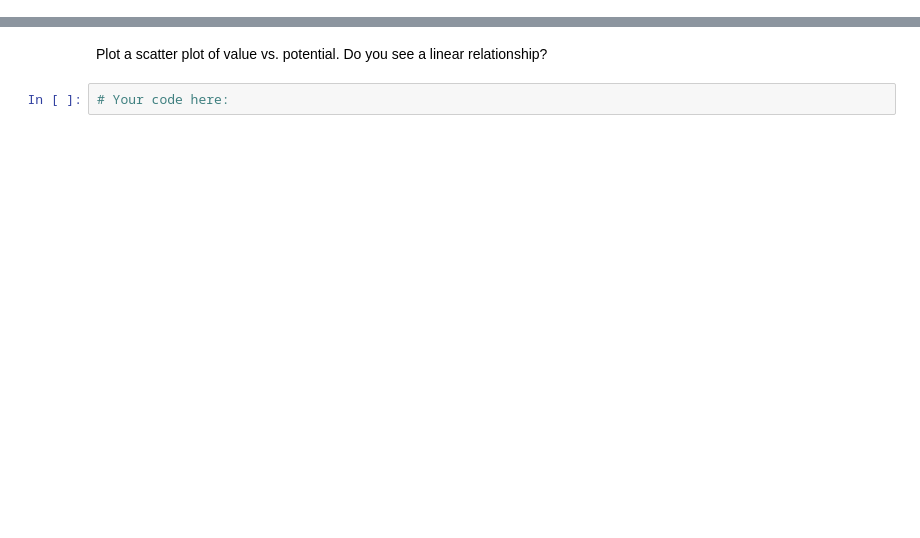
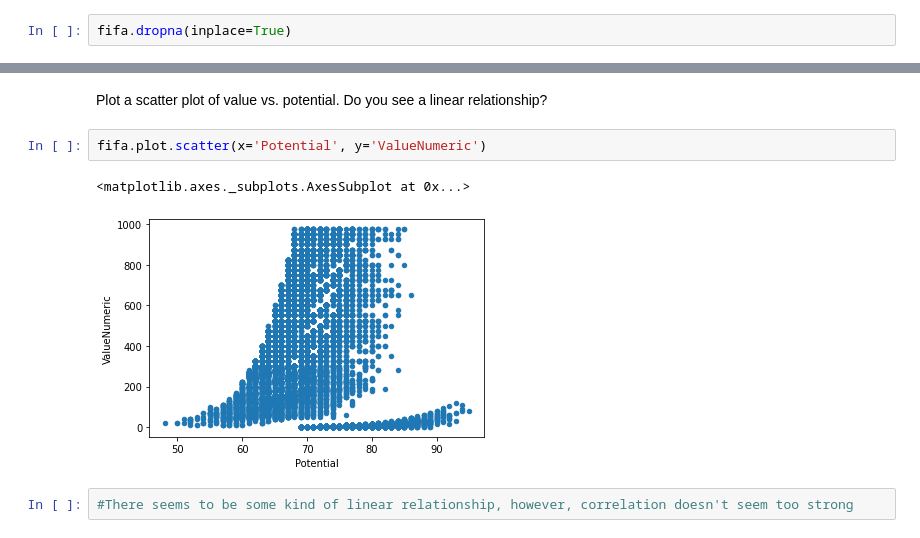
Before and after one commit to ironhack-datalabs/datamad0620, a Jupyter notebook: module-2/lab-correlation-tests-with-scipy/your-code/main.ipynb, the cells around one changed output, grey strips where cells are left out. Drawn from its saved outputs; the diff is of its cells as text; blank space fills up the shorter version.

```diff
--- a/module-2/lab-correlation-tests-with-scipy/your-code/main.ipynb
+++ b/module-2/lab-correlation-tests-with-scipy/your-code/main.ipynb
@@ -89,3 +111,5 @@ We'll start by ensuring there are no missing values. Examine all variables for a
+# %%
+fifa.dropna(inplace=True)
 # %% [markdown]
 Using the FIFA dataset, in the cell below, create a linear model predicting value using stamina and sprint speed. create the model using `statsmodels`. Print the model summary.
 
@@ -107,4 +200,9 @@ Report your findings from the model summary. In particular, report about the mod
 # %% [markdown]
 Plot a scatter plot of value vs. potential. Do you see a linear relationship?
-# %%
-# Your code here:
+# %%
+fifa.plot.scatter(x='Potential', y='ValueNumeric')
+# %% [output]
+<matplotlib.axes._subplots.AxesSubplot at 0x...>
+[figure, added]
+# %%
+#There seems to be some kind of linear relationship, however, correlation doesn't seem too strong
```
Also changed, not shown: parts of 16 cells of this notebook.
